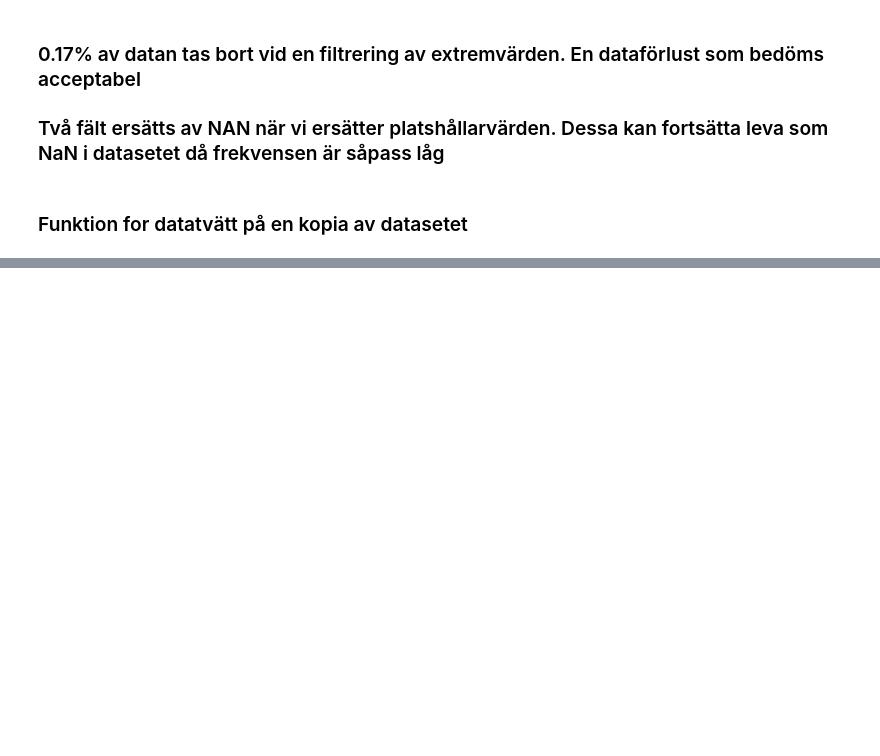
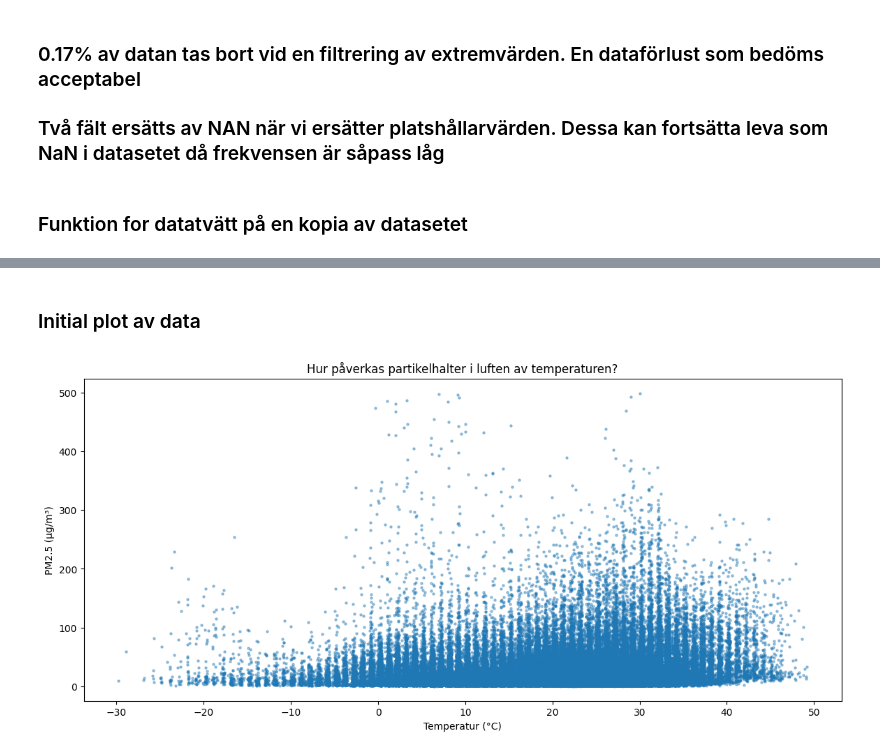
Before and after one commit to NonSentientExistence/Ai_KK_1, a Jupyter notebook: notebook.ipynb, the cells around one changed output, grey strips where cells are left out. Drawn from its saved outputs; the diff is of its cells as text; code cells hidden in the pictures; blank space fills up the shorter version.

Commit message:
Added first plot

```diff
--- a/notebook.ipynb
+++ b/notebook.ipynb
@@ -215,0 +213,18 @@ Full lengt: 142093
+# %% [markdown]
+### Initial plot av data
+# %%
+fig, ax = plt.subplots(figsize=(14, 6))
+ax.set_title("Hur påverkas partikelhalter i luften av temperaturen?")
+ax.set_xlabel("Temperatur (°C)")
+ax.set_ylabel("PM2.5 (µg/m³)")
+
+ax.scatter(
+    df_clean["temperature_celsius"],
+    df_clean["air_quality_PM2.5"],
+    alpha=0.2,
+    s=5
+)
+
+plt.show()
+# %% [output]
+[figure, added]
```
Also changed, not shown: parts of 2 cells of this notebook.
